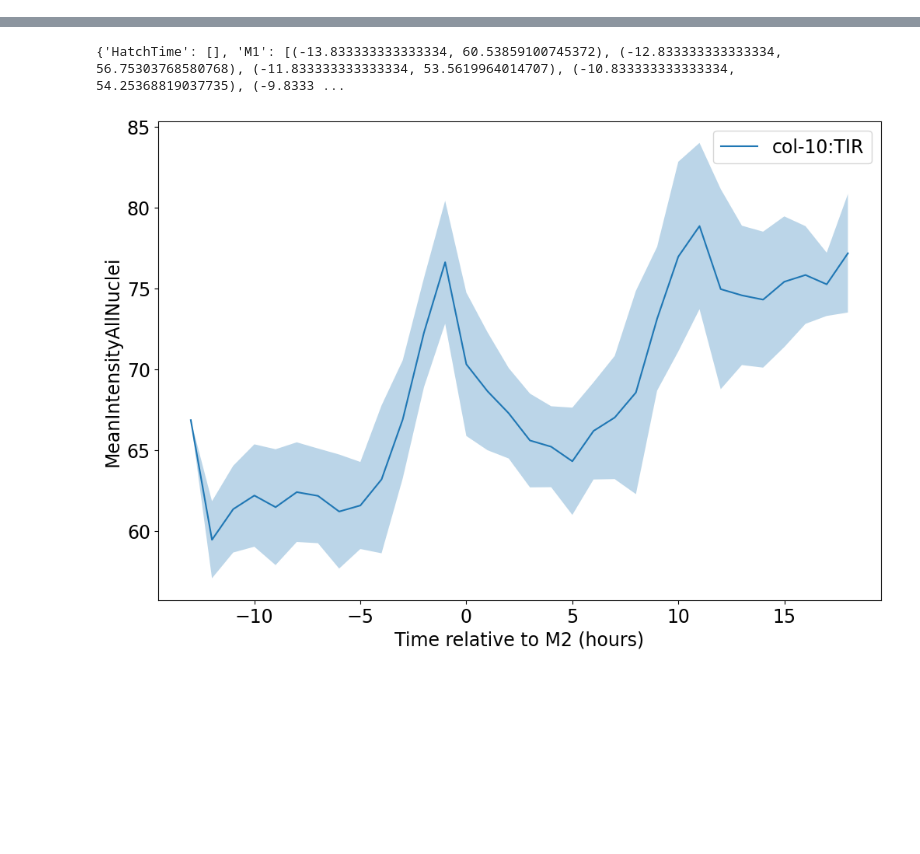
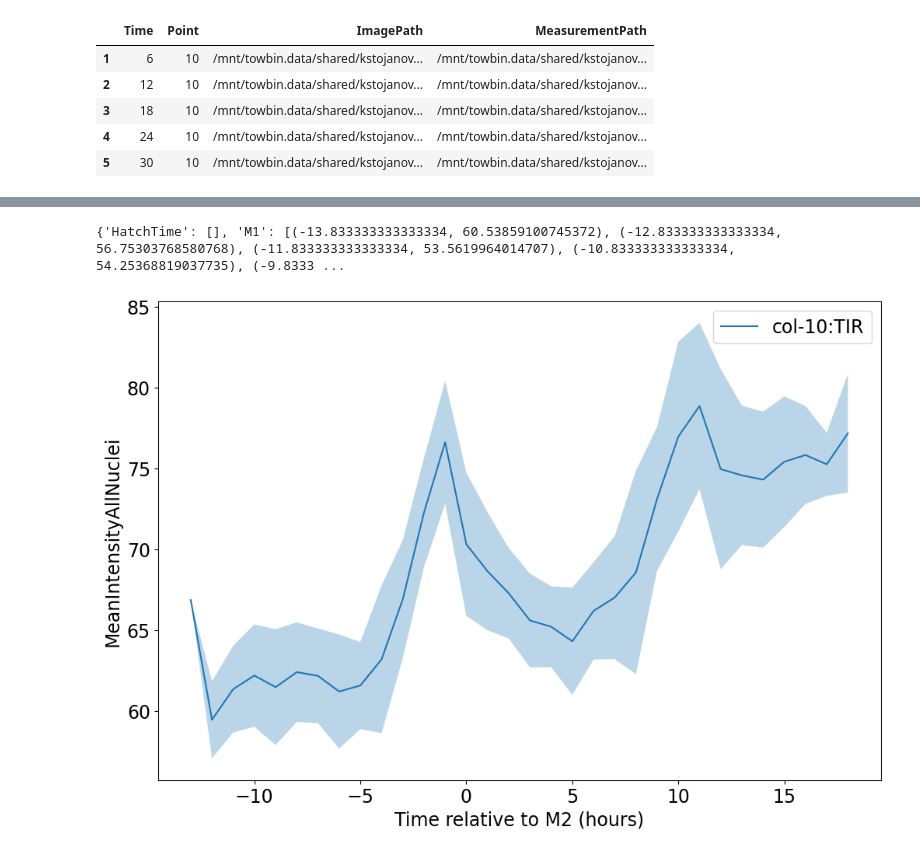
Before and after one commit to spsalmon/dynamics_measurement, a Jupyter notebook: fluo_measurement/plot_measurements.ipynb, the cells around one changed output, grey strips where cells are left out. Cells and saved outputs as stored; diff of their text form; code cells hidden in the pictures; blank space fills up the shorter version.

```diff
--- a/fluo_measurement/plot_measurements.ipynb
+++ b/fluo_measurement/plot_measurements.ipynb
@@ -204,0 +209,9 @@ for i, filemap in enumerate(pads_filemaps):
+# %%
+filemap.head()
+# %% [output]
+|  | Time | Point | ImagePath | MeasurementPath |
+| 1 | 6 | 10 | /mnt/towbin.data/shared/kstojanov... | /mnt/towbin.data/shared/kstojanov... |
+| 2 | 12 | 10 | /mnt/towbin.data/shared/kstojanov... | /mnt/towbin.data/shared/kstojanov... |
+| 3 | 18 | 10 | /mnt/towbin.data/shared/kstojanov... | /mnt/towbin.data/shared/kstojanov... |
+| 4 | 24 | 10 | /mnt/towbin.data/shared/kstojanov... | /mnt/towbin.data/shared/kstojanov... |
+| 5 | 30 | 10 | /mnt/towbin.data/shared/kstojanov... | /mnt/towbin.data/shared/kstojanov... |
```
Also changed, not shown: parts of 4 cells of this notebook, 41 other files.
